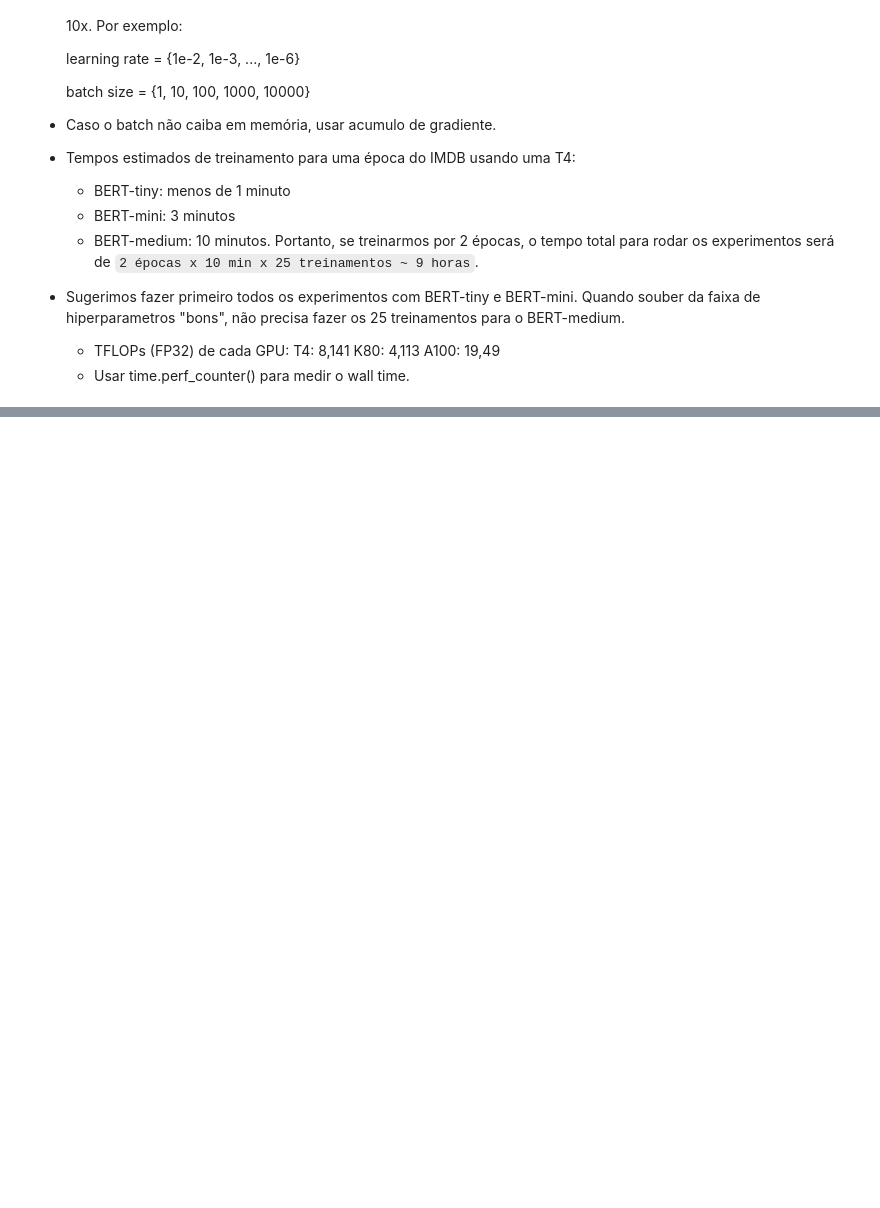
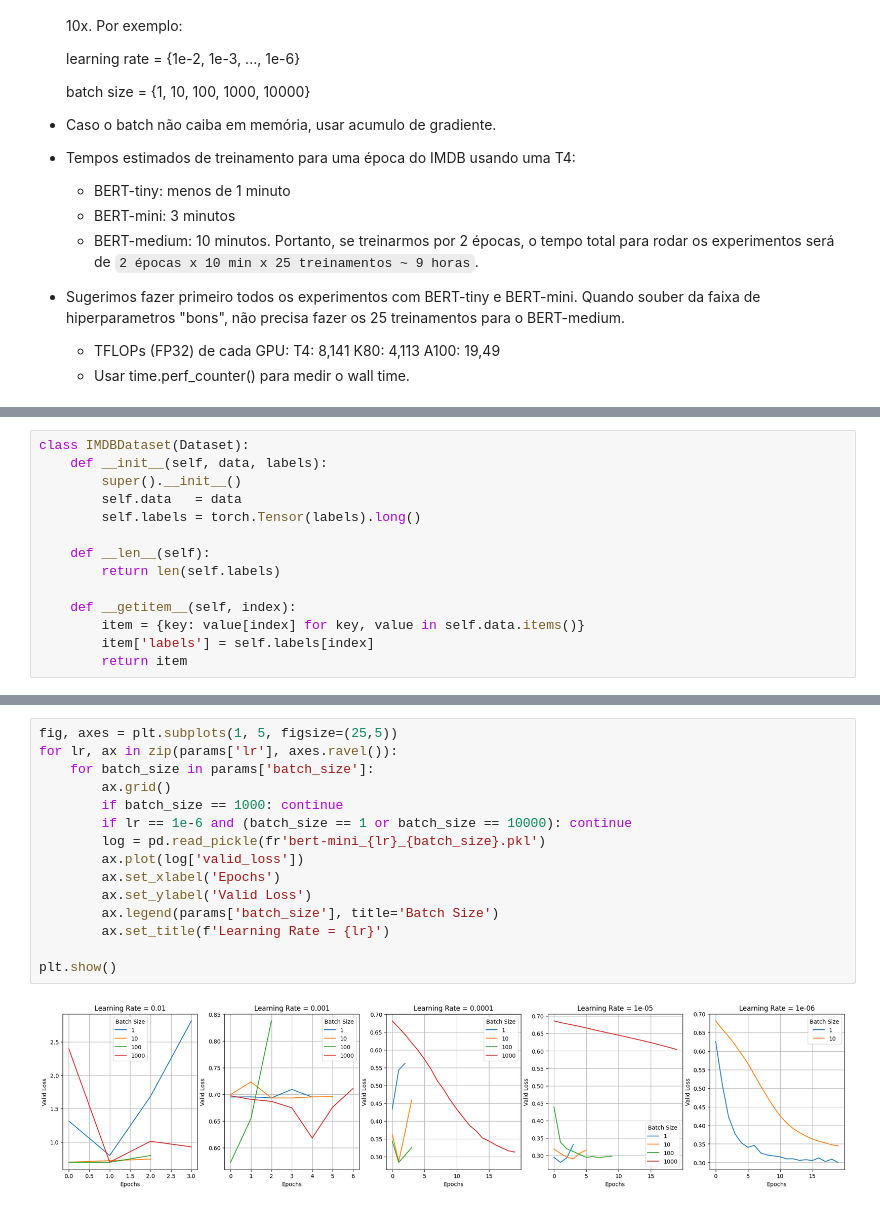
Before and after one commit to mclindino/Natural-Language-Processing, a Jupyter notebook: Parameters Analysis.ipynb, the cells around one changed output, grey strips where cells are left out. Cells and saved outputs as stored; diff of their text form; blank space fills up the shorter version.

```diff
--- a/Parameters Analysis.ipynb
+++ b/Parameters Analysis.ipynb
@@ -232,0 +170,14 @@ for x, y in zip(x_valid[-3:], y_valid[-3:]):
+# %%
+class IMDBDataset(Dataset):
+    def __init__(self, data, labels):
+        super().__init__()
+        self.data   = data
+        self.labels = torch.Tensor(labels).long()
+
+    def __len__(self):
+        return len(self.labels)
+
+    def __getitem__(self, index):
+        item = {key: value[index] for key, value in self.data.items()}
+        item['labels'] = self.labels[index]
+        return item
@@ -232,0 +387,17 @@ for x, y in zip(x_valid[-3:], y_valid[-3:]):
+# %%
+fig, axes = plt.subplots(1, 5, figsize=(25,5))
+for lr, ax in zip(params['lr'], axes.ravel()):
+    for batch_size in params['batch_size']:
+        ax.grid()
+        if batch_size == 1000: continue
+        if lr == 1e-6 and (batch_size == 1 or batch_size == 10000): continue
+        log = pd.read_pickle(fr'bert-mini_{lr}_{batch_size}.pkl')
+        ax.plot(log['valid_loss'])
+        ax.set_xlabel('Epochs')
+        ax.set_ylabel('Valid Loss')
+        ax.legend(params['batch_size'], title='Batch Size')
+        ax.set_title(f'Learning Rate = {lr}')
+
+plt.show()
+# %% [output]
+[figure, added]
```
Also changed, not shown: parts of 31 cells of this notebook.
